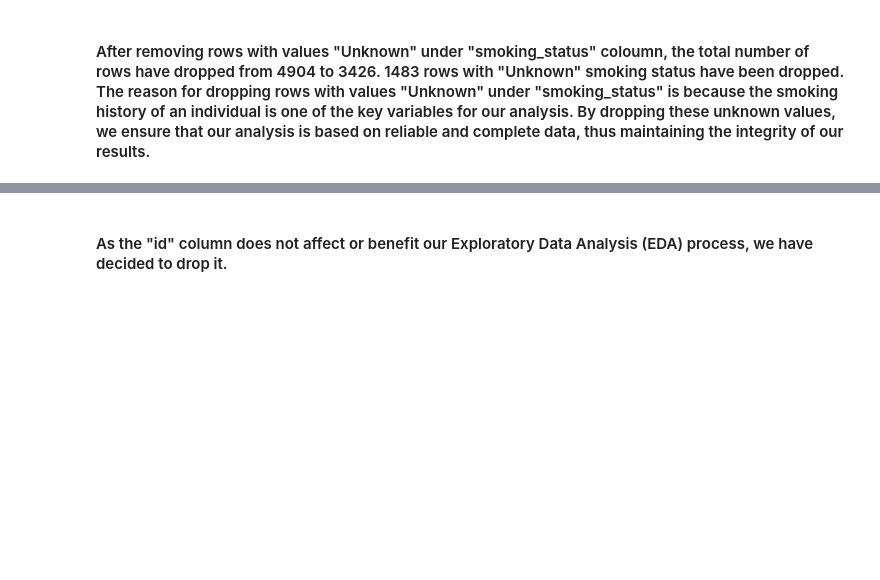
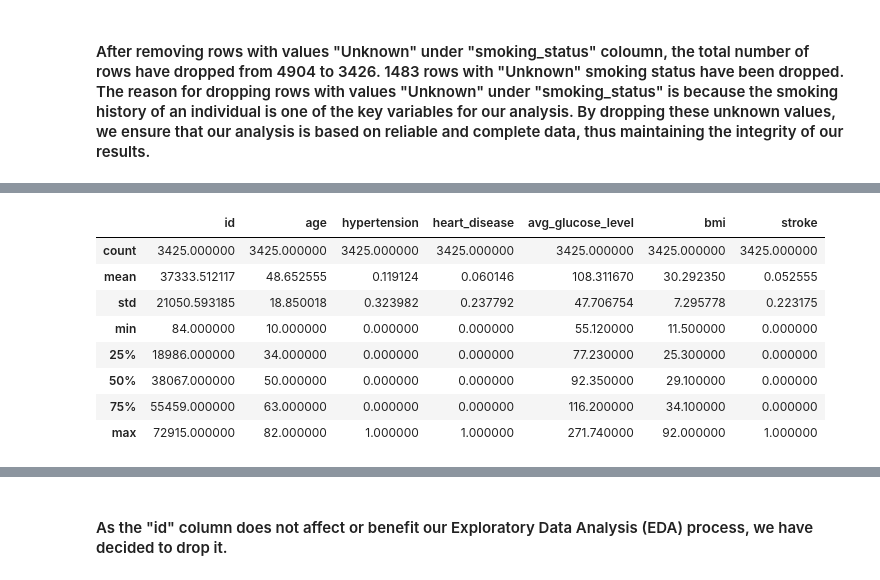
Before and after one commit to DylanTYX/SC1015-MiniProject, a Jupyter notebook: DataCleaning.ipynb, the cells around one changed output, grey strips where cells are left out. Saved outputs shown, nothing was run; the diff lists cells and outputs as text; code cells hidden in the pictures; blank space fills up the shorter version.

Commit message:
Cleaned dataset from abnormal genders
Added description of dataset features and removal of abnormal genders.

```diff
--- a/DataCleaning.ipynb
+++ b/DataCleaning.ipynb
@@ -227,0 +245,3 @@ sourcedata.describe()
+# %%
+sourcedata = sourcedata[sourcedata["gender"].str.contains("Other") == False]
+sourcedata.info()
@@ -227,0 +268,12 @@ sourcedata.describe()
+# %%
+sourcedata.describe()
+# %% [output]
+|  | id | age | hypertension | heart_disease | avg_glucose_level | bmi | stroke |
+| count | 3425.000000 | 3425.000000 | 3425.000000 | 3425.000000 | 3425.000000 | 3425.000000 | 3425.000000 |
+| mean | 37333.512117 | 48.652555 | 0.119124 | 0.060146 | 108.311670 | 30.292350 | 0.052555 |
+| std | 21050.593185 | 18.850018 | 0.323982 | 0.237792 | 47.706754 | 7.295778 | 0.223175 |
+| min | 84.000000 | 10.000000 | 0.000000 | 0.000000 | 55.120000 | 11.500000 | 0.000000 |
+| 25% | 18986.000000 | 34.000000 | 0.000000 | 0.000000 | 77.230000 | 25.300000 | 0.000000 |
+| 50% | 38067.000000 | 50.000000 | 0.000000 | 0.000000 | 92.350000 | 29.100000 | 0.000000 |
+| 75% | 55459.000000 | 63.000000 | 0.000000 | 0.000000 | 116.200000 | 34.100000 | 0.000000 |
+| max | 72915.000000 | 82.000000 | 1.000000 | 1.000000 | 271.740000 | 92.000000 | 1.000000 |
```
Also changed, not shown: parts of 9 cells of this notebook, 1 other file.
